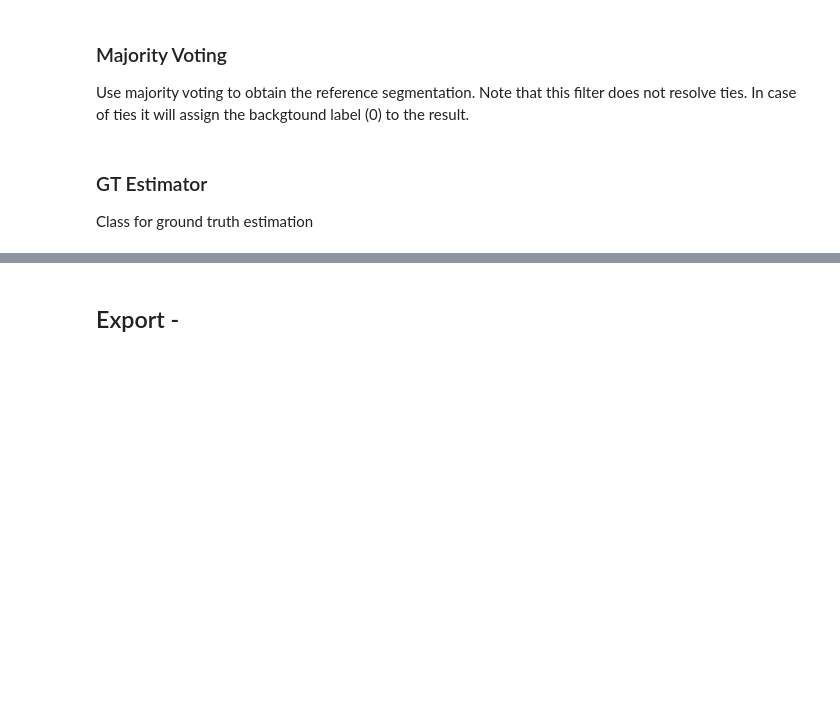
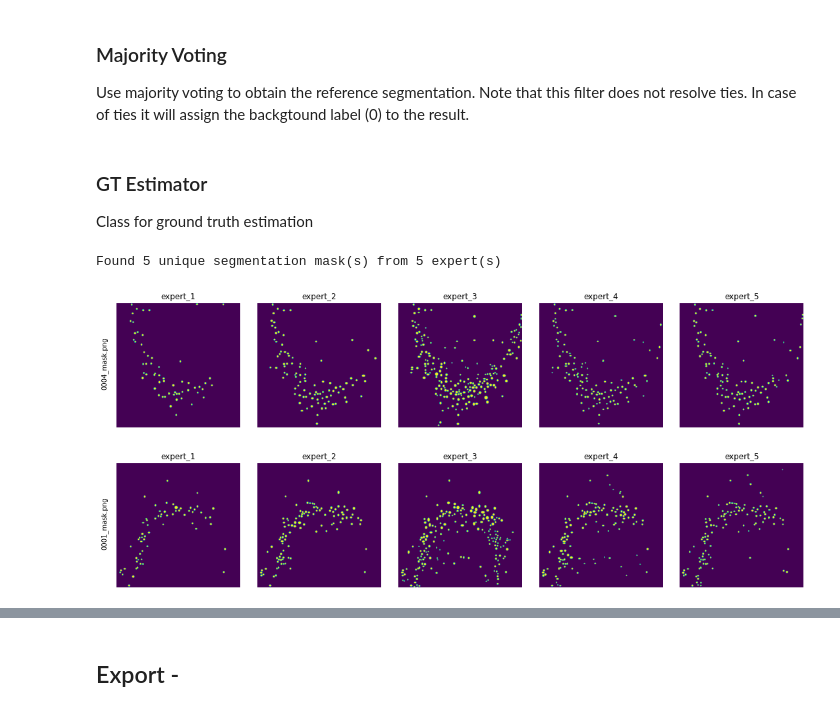
Before and after one commit to matjesg/deepflash2, a Jupyter notebook: nbs/09_gt.ipynb, the cells around one changed output, grey strips where cells are left out. Saved outputs shown, nothing was run; the diff lists cells and outputs as text; code cells hidden in the pictures; blank space fills up the shorter version.

```diff
--- a/nbs/09_gt.ipynb
+++ b/nbs/09_gt.ipynb
@@ -68,12 +68,20 @@ def m_voting(segmentations, labelForUndecidedPixels = 0):
 ### GT Estimator
 
 Class for ground truth estimation
-# %%
-#export
-def msk_show(ax, msk, title):
-    ax.imshow(msk)
-    ax.set_axis_off()
-    ax.set_title(title)
+# %%
+#export
+from mpl_toolkits.axes_grid1 import make_axes_locatable
+def msk_show(ax, msk, title, cbar=None, **kwargs):
+    img = ax.imshow(msk, **kwargs)
+    if cbar is not None:
+        divider = make_axes_locatable(ax)
+        cax = divider.append_axes("right", size="5%", pad=0.05)
+        if cbar=='plot':
+            cbr = plt.colorbar(img, cax=cax)
+            cbr.set_label('# of experts', rotation=270, labelpad=+15, fontsize="larger")
+        else: cax.set_axis_off()
+    ax.set_axis_off()
+    ax.set_title(title)
 # %%
 #export
 class GTEstimator(GetAttr):
@@ -158,8 +179,15 @@ class GTEstimator(GetAttr):
 # %%
 exp_dir = Path('deepflash2/sample_data/expert_segmentations')
 _get_expert_sample_masks(exp_dir)
-t = GTEstimator(exp_dir=exp_dir);
+files=['0004_mask.png', '0001_mask.png']
+# %%
+t = GTEstimator(exp_dir=exp_dir);
+# %% [output]
+Found 5 unique segmentation mask(s) from 5 expert(s)
 # %%
-t.show_data(files=['0004_mask.png', '0001_mask.png']);
+t.show_data(files=files);
+# %% [output]
+[figure, added]
+[figure, added]
 # %%
 t.gt_estimation()
```
Also changed, not shown: parts of 4 cells of this notebook, 15 other files.
